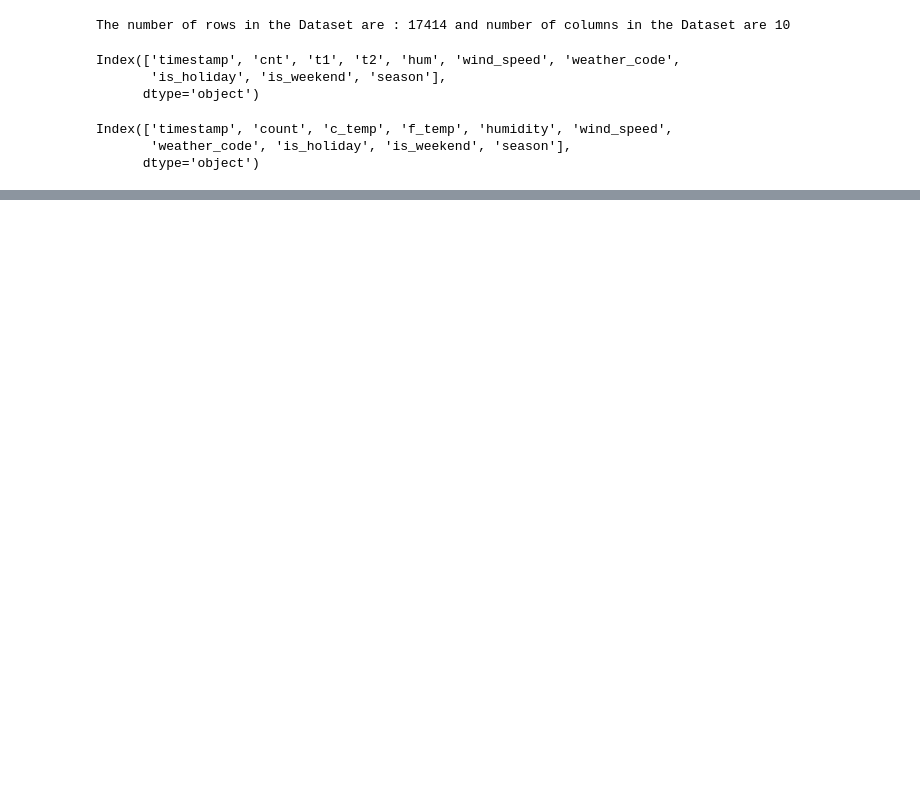
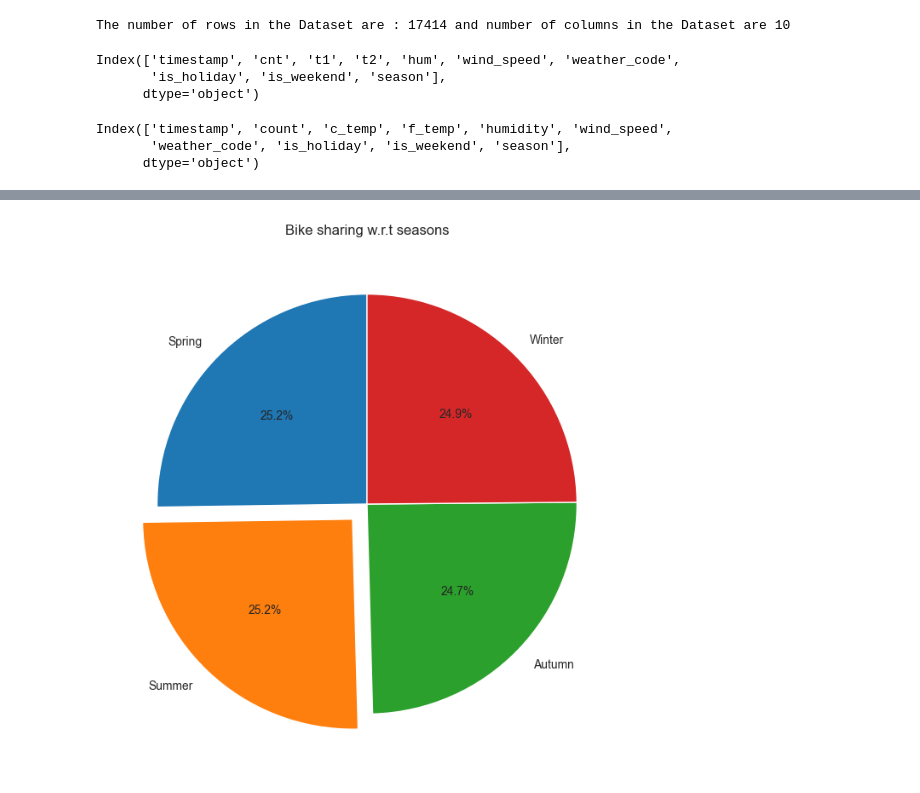
Before and after one commit to ilovedata6/London_Bike_Sharing, a Jupyter notebook: bike_sharing.ipynb, the cells around one changed output, grey strips where cells are left out. Drawn from its saved outputs; the diff is of its cells as text; code cells hidden in the pictures; blank space fills up the shorter version.

```diff
--- a/bike_sharing.ipynb
+++ b/bike_sharing.ipynb
@@ -52,0 +90,4 @@ Index(['timestamp', 'count', 'c_temp', 'f_temp', 'humidity', 'wind_speed',
+# %%
+# Count the bike rides per season
+grouped_seasons = df.groupby(['season'])['count'].count().reset_index()
+grouped_seasons
@@ -52,0 +166,10 @@ Index(['timestamp', 'count', 'c_temp', 'f_temp', 'humidity', 'wind_speed',
+# %%
+# Pie chart to show the distribution of Bike shares w.r.t seasons
+grouped_seasons
+sns.set_style("whitegrid")
+plt.figure(figsize=(14,8))
+plt.pie(grouped_seasons['count'], labels=['Spring','Summer','Autumn','Winter'], autopct='%1.1f%%', startangle=90,explode=[0,0.1,0,0])
+plt.title('Bike sharing w.r.t seasons')
+plt.show()
+# %% [output]
+[figure, added]
```
Also changed, not shown: parts of 20 cells of this notebook.
